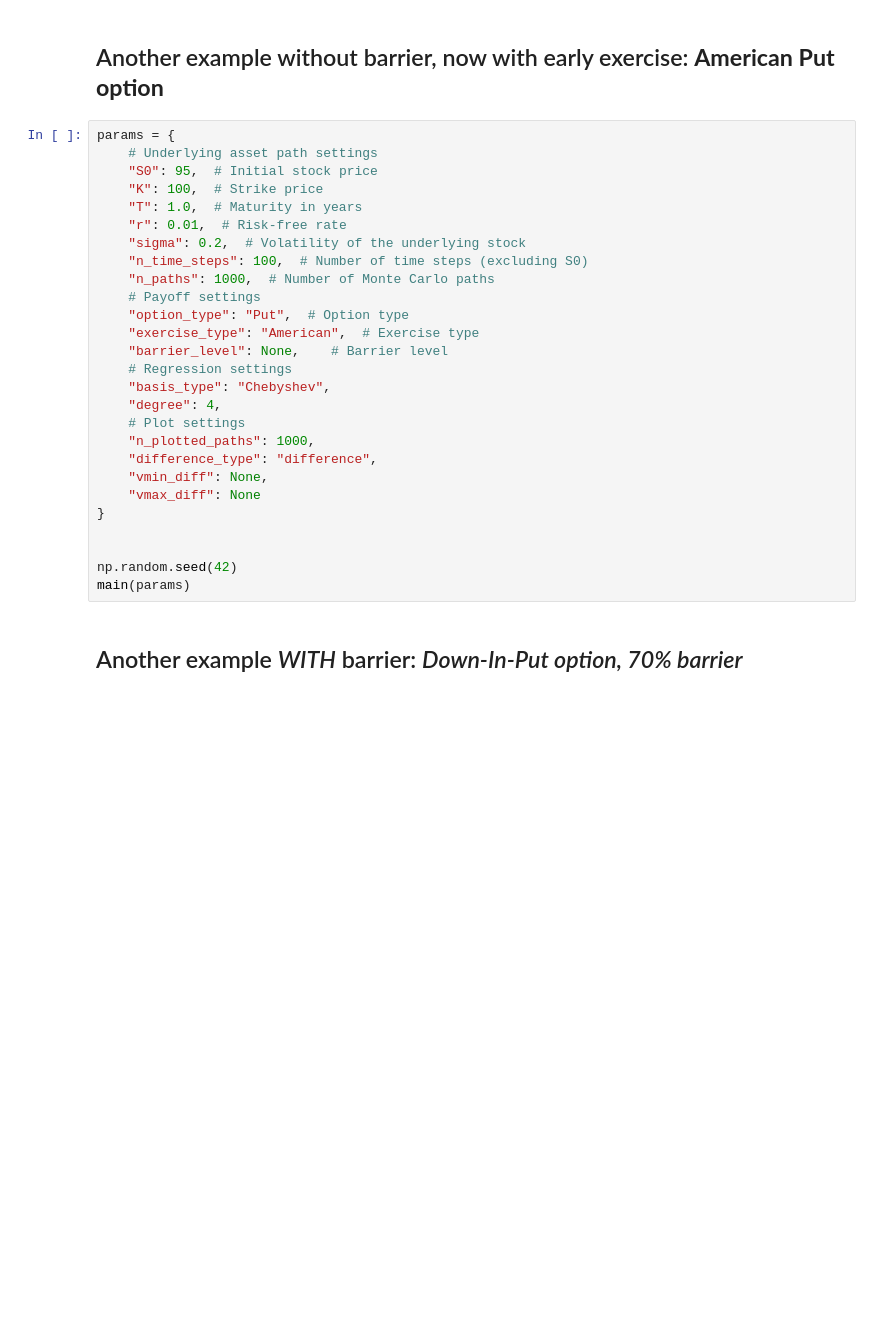
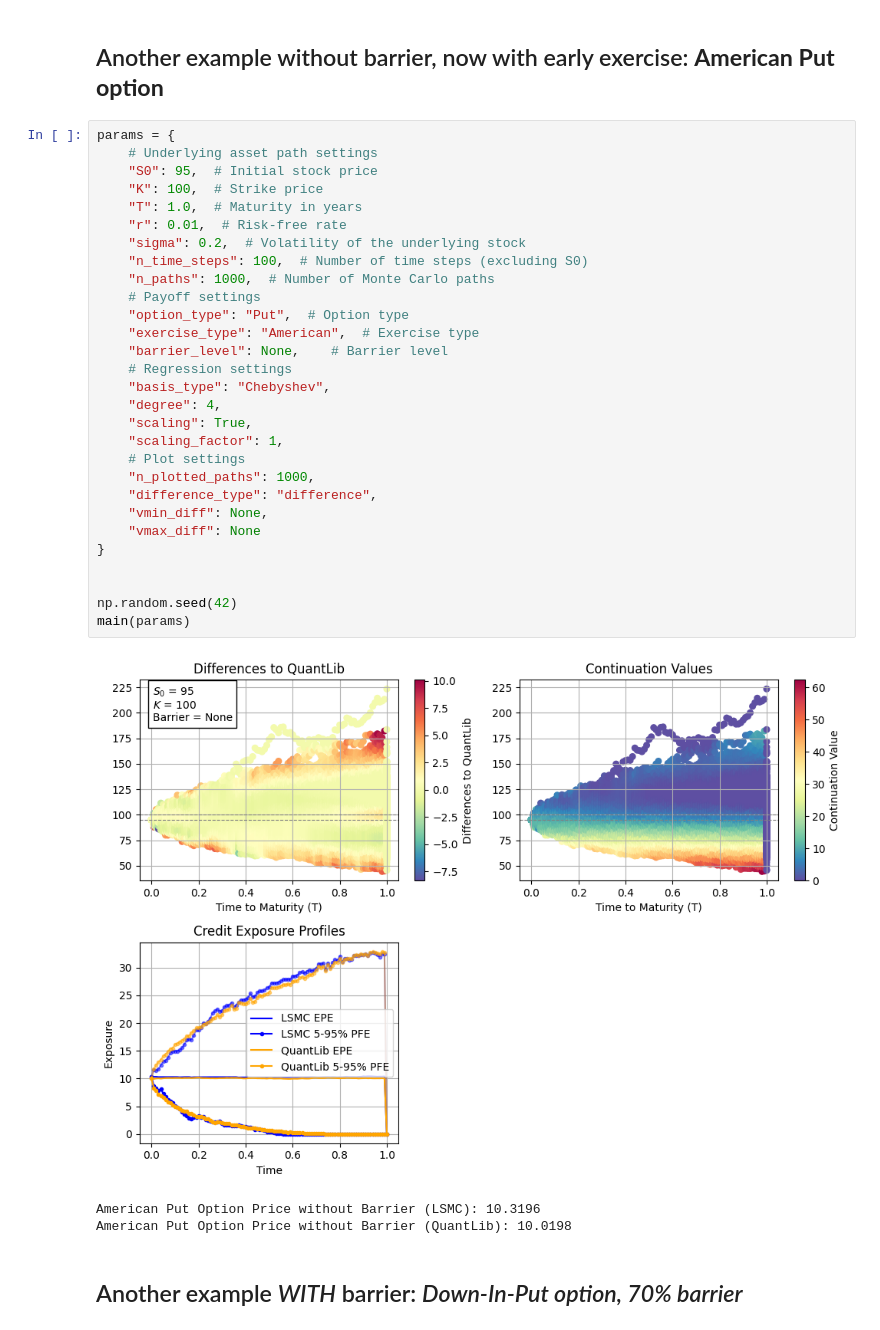
Before and after one commit to heidi123123/american-monte-carlo, a Jupyter notebook: AmericanMonteCarlo.ipynb, the cells around one changed output. Drawn from its saved outputs; the diff is of its cells as text; blank space fills up the shorter version.

Commit message:
Updated Jupyter Notebook with scaling

```diff
--- a/AmericanMonteCarlo.ipynb
+++ b/AmericanMonteCarlo.ipynb
@@ -110,30 +114,36 @@ if barrier_level:
 # %%
 params = {
     # Underlying asset path settings
     "S0": 95,  # Initial stock price
     "K": 100,  # Strike price
     "T": 1.0,  # Maturity in years
     "r": 0.01,  # Risk-free rate
     "sigma": 0.2,  # Volatility of the underlying stock
     "n_time_steps": 100,  # Number of time steps (excluding S0)
     "n_paths": 1000,  # Number of Monte Carlo paths
     # Payoff settings
     "option_type": "Put",  # Option type
     "exercise_type": "American",  # Exercise type
     "barrier_level": None,    # Barrier level
     # Regression settings
     "basis_type": "Chebyshev",
     "degree": 4,
+    "scaling": True,
+    "scaling_factor": 1,
     # Plot settings
     "n_plotted_paths": 1000,
     "difference_type": "difference",
     "vmin_diff": None,
     "vmax_diff": None
 }
 
 
 np.random.seed(42)
 main(params)
+# %% [output]
+[figure, added]
+American Put Option Price without Barrier (LSMC): 10.3196
+American Put Option Price without Barrier (QuantLib): 10.0198
 # %% [markdown]
 ## Another example *WITH* barrier: *Down-In-Put option, 70% barrier*
 # %%
```
Also changed, not shown: parts of 12 cells of this notebook, 1 other file.
